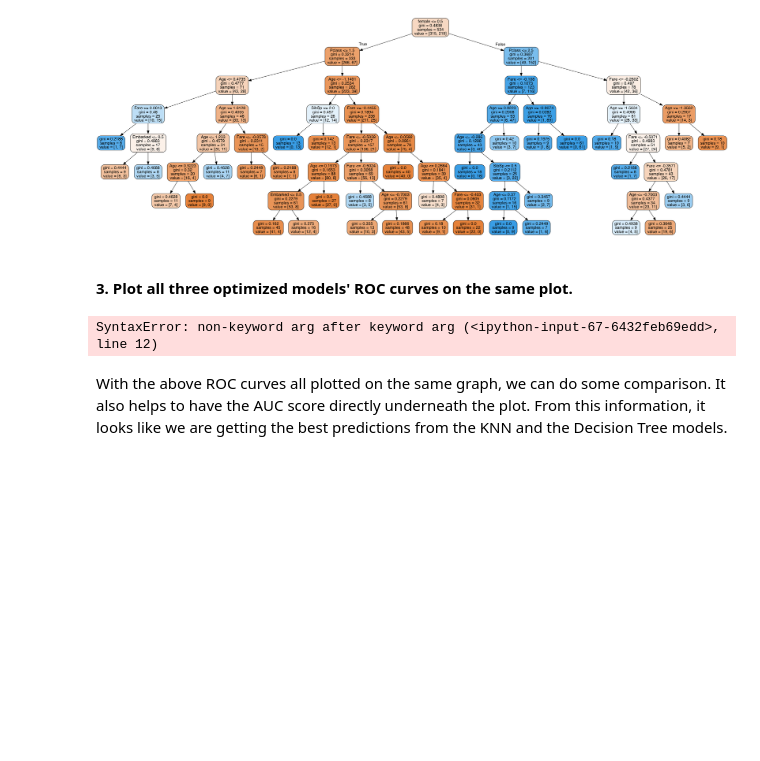
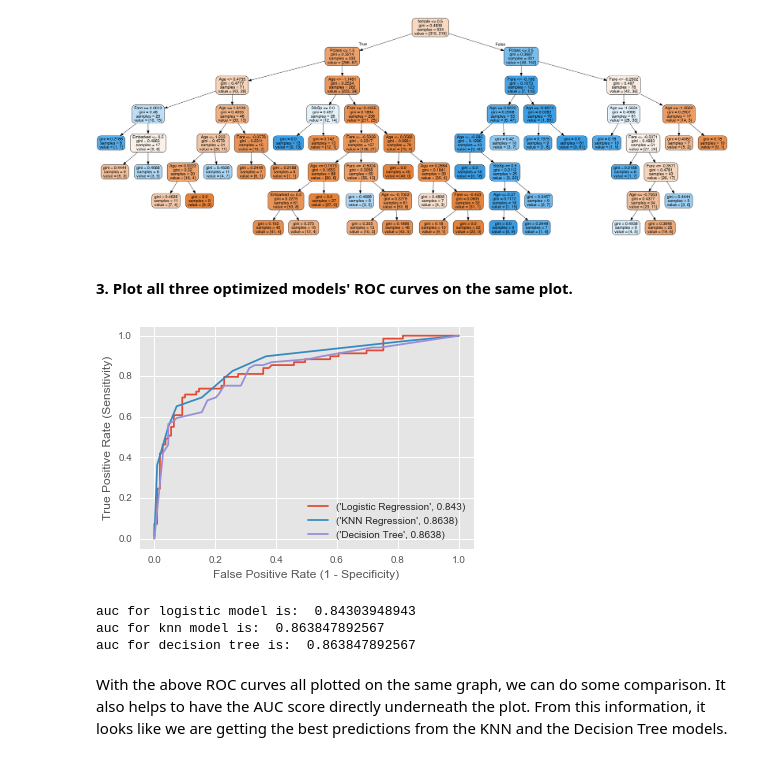
Before and after one commit to oneilltp18/titanic_project, a Jupyter notebook: project5_complete.ipynb, the cells around one changed output. Saved outputs shown, nothing was run; the diff lists cells and outputs as text; code cells hidden in the pictures; blank space fills up the shorter version.

Commit message:
updating notebook and roc curves viz

```diff
--- a/project5_complete.ipynb
+++ b/project5_complete.ipynb
@@ -879,34 +879,37 @@ Image(graph.create_png())
 # %%
 # plot ROC curve using y_test_binary and y_pred_prob
 fpr, tpr, _= metrics.roc_curve(y_test, y_pred_proba_1)
 fpr1, tpr1, _ = metrics.roc_curve(y_test, dtc_pred_proba1)
 fpr2, tpr2, _ = metrics.roc_curve(y_test, knn_pred_proba1)
 
 log_df = pd.DataFrame(dict(fpr = fpr, tpr=tpr))
 knn_df = pd.DataFrame(dict(fpr2=fpr2, tpr2=tpr2))
 dtc_df = pd.DataFrame(dict(fpr1=fpr1, tpr1=tpr1))
 
+auc2 = metrics.auc(fpr2, tpr2)
+
 plt.style.use('ggplot')
 
-plt.plot(log_df.fpr, log_df.tpr, label = 'Logistic Regression', auc_log)
-plt.plot(knn_df.fpr2, knn_df.tpr2, label = 'KNN Regression', auc1)
-plt.plot(dtc_df.fpr1, dtc_df.tpr1, label = 'Decision Tree', auc2)
+plt.plot(log_df.fpr, log_df.tpr, label = ('Logistic Regression', round(auc_log, 4)))
+plt.plot(knn_df.fpr2, knn_df.tpr2, label = ('KNN Regression', round(auc1, 4)))
+plt.plot(dtc_df.fpr1, dtc_df.tpr1, label = ('Decision Tree', round(auc2, 4)))
 
 plt.xlim([-0.05, 1.05])
 plt.legend(loc = 'lower right')
 plt.ylim([-0.05, 1.05])
 plt.xlabel('False Positive Rate (1 - Specificity)')
 plt.ylabel('True Positive Rate (Sensitivity)')
 plt.savefig('/Users/TerryONeill/titanic_project/titanic_project/roc_curves.png')
 plt.show()
 
-
-auc2 = metrics.auc(fpr2, tpr2)
 print'auc for logistic model is: ', auc_log
 print'auc for knn model is: ', auc1
 print'auc for decision tree is: ', auc2
 # %% [output]
+[figure, added]
-SyntaxError: non-keyword arg after keyword arg (<ipython-input-67-6432feb69edd>, line 12)
+auc for logistic model is:  0.84303948943
+auc for knn model is:  0.863847892567
+auc for decision tree is:  0.863847892567
 # %% [markdown]
 With the above ROC curves all plotted on the same graph, we can do some comparison. It also helps to have the AUC score directly underneath the plot. From this information, it looks like we are getting the best predictions from the KNN and the Decision Tree models.
 # %% [markdown]
```
